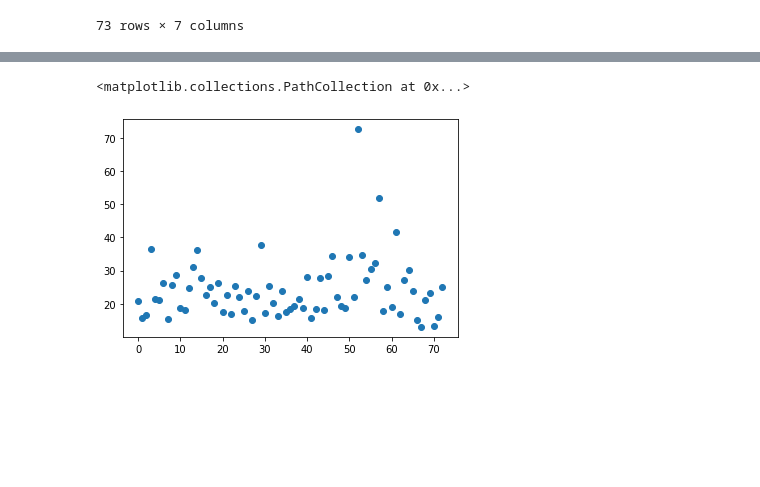
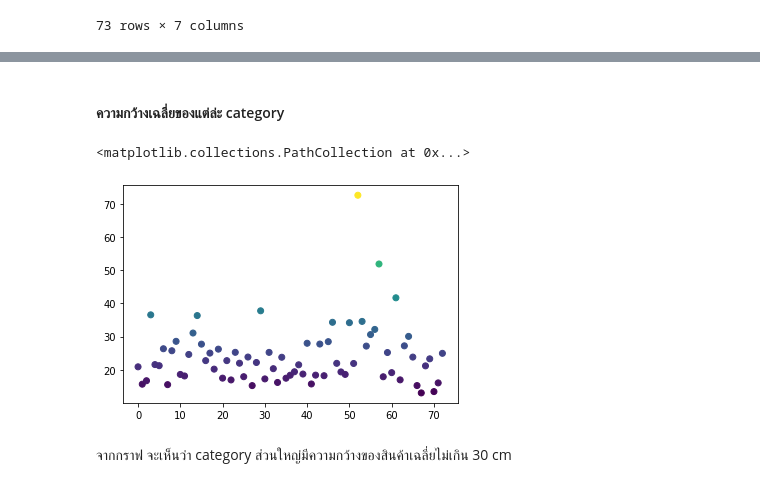
Before and after one commit to jittakorn-ch/DWDM21, a Jupyter notebook: Group_Project.ipynb, the cells around one changed output, grey strips where cells are left out. Saved outputs shown, nothing was run; the diff lists cells and outputs as text; code cells hidden in the pictures; blank space fills up the shorter version.

```diff
--- a/Group_Project.ipynb
+++ b/Group_Project.ipynb
@@ -779,6 +799,10 @@ plt.scatter(range(len(data_mean.iloc[:,5])),data_mean.iloc[:,5])
+# %% [markdown]
+#### ความกว้างเฉลี่ยของแต่ล่ะ category
 # %%
 #พล็อตกราฟ scatter ความกว้างเฉลี่ยของแต่ล่ะ category
-plt.scatter(range(len(data_mean.iloc[:,6])),data_mean.iloc[:,6])
+plt.scatter(range(len(data_mean.iloc[:,6])),data_mean.iloc[:,6],c=0.3*data_mean.iloc[:,6])
 # %% [output]
 <matplotlib.collections.PathCollection at 0x...>
-[figure, old version]
+[figure, new version]
+# %% [markdown]
+จากกราฟ จะเห็นว่า category ส่วนใหญ่มีความกว้างของสินค้าเฉลี่ยไม่เกิน 30 cm
```
Also changed, not shown: parts of 25 cells of this notebook.
